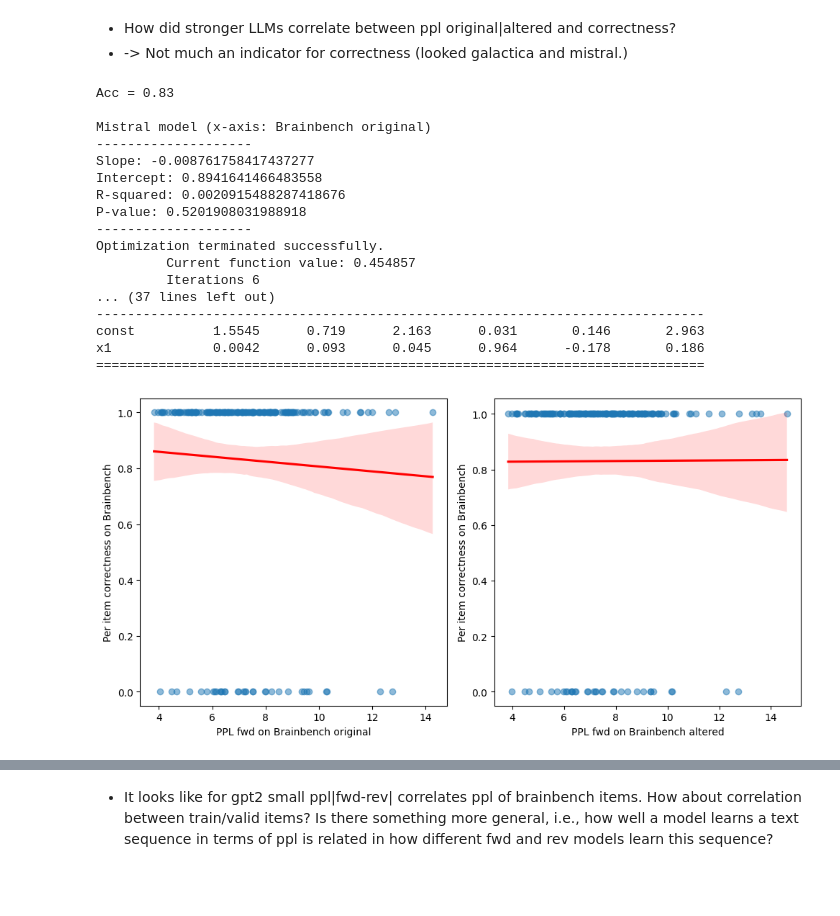
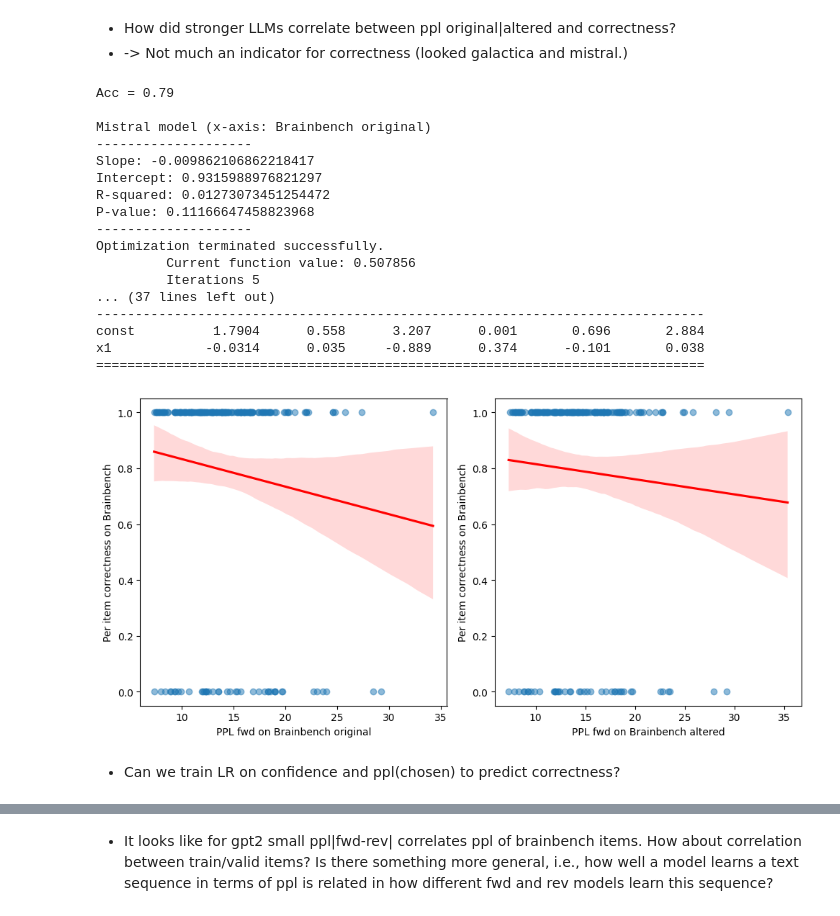
Before and after one commit to braingpt-lovelab/backwards, a Jupyter notebook: analyses/explore_ppl_diff_bayes.ipynb, the cells around one changed output, grey strips where cells are left out. Drawn from its saved outputs; the diff is of its cells as text; code cells hidden in the pictures; blank space fills up the shorter version.

Commit message:
added analysis: quickly testing out confidence+ppl_chose -> correctness for bigger models of varying accs

```diff
--- a/analyses/explore_ppl_diff_bayes.ipynb
+++ b/analyses/explore_ppl_diff_bayes.ipynb
@@ -1390,8 +1390,10 @@ x1            -0.0201      0.007     -2.976      0.003      -0.033      -0.007
 * How did stronger LLMs correlate between ppl original|altered and correctness?
 * -> Not much an indicator for correctness (looked galactica and mistral.)
 # %%
-model_name = "facebook/galactica-6.7b"
-model_name = "mistralai/Mistral-7B-v0.1"
+# model_name = "facebook/galactica-6.7b"
+# model_name = "mistralai/Mistral-7B-v0.1"
+# model_name = "mistralai/Mistral-7B-Instruct-v0.1"
+model_name = "meta-llama/Llama-2-7b-chat-hf"
 
 tokenizer = transformers.AutoTokenizer.from_pretrained(model_name)
 
@@ -1463,40 +1465,42 @@ sns.regplot(
     scatter=False,
     color="red",
 )
 # Plot slope significance
 slope, intercept, r_value, p_value, std_err = stats.linregress(
     mistral_brainbench_ppls_altered, mistral_brainbench_per_item_correctness
 )
 print("\nMistral model (x-axis: Brainbench altered)")
 print("-" * 20)
 print("Slope:", slope)
 print("Intercept:", intercept)
 print("R-squared:", r_value**2)
 print("P-value:", p_value)
 print("-" * 20)
 x = mistral_brainbench_ppls_altered
 y = mistral_brainbench_per_item_correctness
 x = sm.add_constant(x)
 model = sm.Logit(y, x)
 result = model.fit()
 print(result.summary())
 plt.tight_layout()
 # %% [output]
-Acc = 0.83
+Acc = 0.79
 
 Mistral model (x-axis: Brainbench original)
 --------------------
-Slope: -0.008761758417437277
-Intercept: 0.8941641466483558
-R-squared: 0.0020915488287418676
-P-value: 0.5201908031988918
+Slope: -0.009862106862218417
+Intercept: 0.9315988976821297
+R-squared: 0.01273073451254472
+P-value: 0.11166647458823968
 --------------------
 Optimization terminated successfully.
-         Current function value: 0.454857
-         Iterations 6
+         Current function value: 0.507856
+         Iterations 5
 ... (37 lines left out)
 ------------------------------------------------------------------------------
-const          1.5545      0.719      2.163      0.031       0.146       2.963
-x1             0.0042      0.093      0.045      0.964      -0.178       0.186
+const          1.7904      0.558      3.207      0.001       0.696       2.884
+x1            -0.0314      0.035     -0.889      0.374      -0.101       0.038
 ==============================================================================
-[figure, old version]
+[figure, new version]
+# %% [markdown]
+* Can we train LR on confidence and ppl(chosen) to predict correctness?
```
Also changed, not shown: parts of 1 cell of this notebook, 36 other files.
